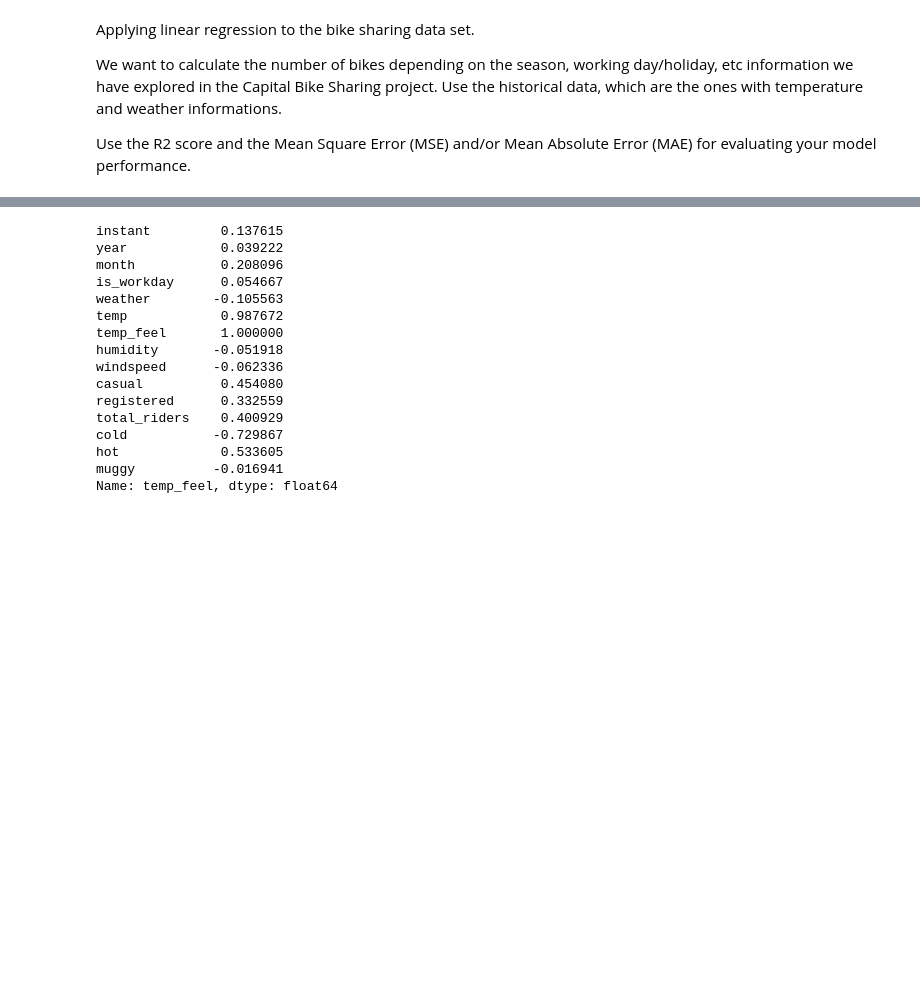
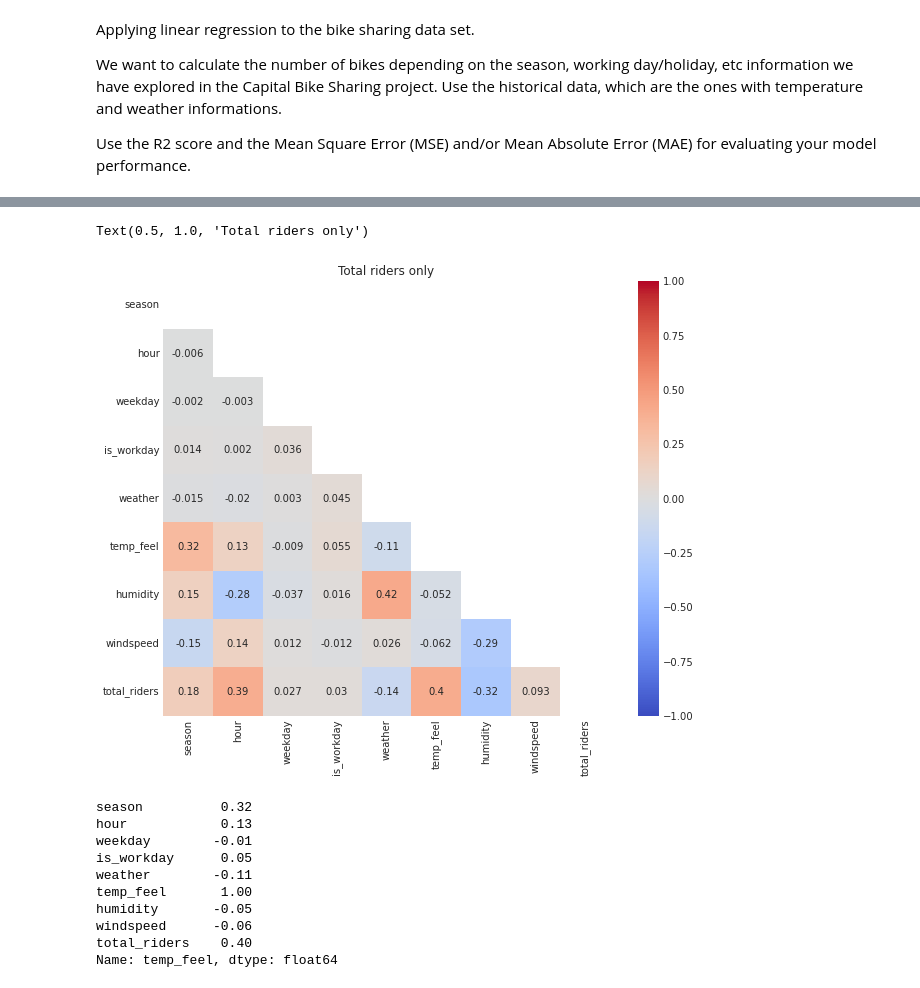
Before and after one commit to jmb-oddbook/bikes_project, a Jupyter notebook: bikes_regress.ipynb, the cells around one changed output, grey strips where cells are left out. Drawn from its saved outputs; the diff is of its cells as text; code cells hidden in the pictures; blank space fills up the shorter version.

```diff
--- a/bikes_regress.ipynb
+++ b/bikes_regress.ipynb
@@ -33,21 +85,27 @@ Index(['date_time', 'instant', 'date_day', 'season', 'year', 'month', 'hour',
+# %%
+correlations = hourly_total_riders.corr(method='pearson', min_periods=1).round(3)
+
+plt.figure(figsize=(10, 8))
+mask = np.triu(np.ones_like(correlations, dtype=bool))
+heatmap = sb.heatmap(correlations, annot=True, linewidths=0, vmin=-1, vmax=1, center=0, cmap="coolwarm", mask=mask)
+fig = heatmap.get_figure();
+plt.title('Total riders only')
+# %% [output]
+Text(0.5, 1.0, 'Total riders only')
+[figure, added]
 # %%
-correlations = hourly_core.corr() # default is Pearson coefficient
-correlations['temp_feel']
+correlations = hourly_total_riders.corr() # default is Pearson coefficient
+#print(correlations)
+correlations['temp_feel'].round(2)
 # %% [output]
-instant         0.137615
-year            0.039222
-month           0.208096
-is_workday      0.054667
-weather        -0.105563
-temp            0.987672
-temp_feel       1.000000
-humidity       -0.051918
-windspeed      -0.062336
-casual          0.454080
-registered      0.332559
-total_riders    0.400929
-cold           -0.729867
-hot             0.533605
-muggy          -0.016941
+season          0.32
+hour            0.13
+weekday        -0.01
+is_workday      0.05
+weather        -0.11
+temp_feel       1.00
+humidity       -0.05
+windspeed      -0.06
+total_riders    0.40
 Name: temp_feel, dtype: float64
 # %%
```
Also changed, not shown: parts of 28 cells of this notebook, 3 other files.
